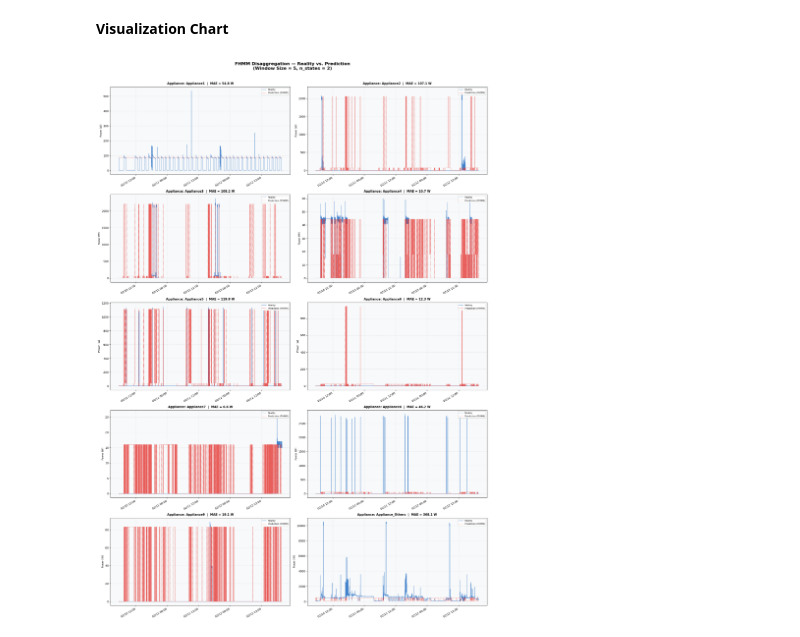
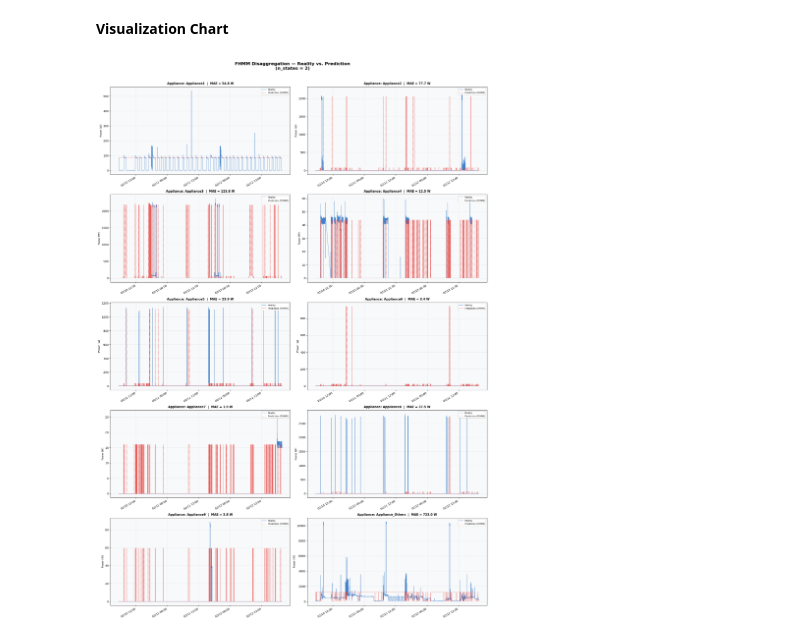
Before and after one commit to hqcfmlno1/ML_FinalProject_NILM_REFIT, a Jupyter notebook: notebooks/fhmm/fhmm_training.ipynb, the cells around one changed output. Drawn from its saved outputs; the diff is of its cells as text; code cells hidden in the pictures.

Commit message:
exp: remove Window Shifter, add state for each appliance

```diff
--- a/notebooks/fhmm/fhmm_training.ipynb
+++ b/notebooks/fhmm/fhmm_training.ipynb
@@ -558,19 +530,23 @@ Model is not converging.  Current: -1392459.632591132 is not greater than -13924
 # %% [markdown]
 **Select the best configuration and retrain on the ENTIRE train set**
 # %%
-best_row     = results_grid_df.iloc[0]
-BEST_STATES  = int(best_row['n_states'])
-BEST_ITER    = int(best_row['n_iter'])
+print("Best n_states for each appliance:")
+for col, ns in best_n_states_per_appliance.items():
+    print(f"  {col}: n_states={ns}")
 
-print(f"Best configuration: n_states={BEST_STATES}, n_iter={BEST_ITER}")
-print(f"Val MAE = {best_row['val_MAE']} W  |  Val F1 = {best_row['val_F1']}")
+N_ITER_FIXED = 100
 
 print(f"\nTraining best model on entire {len(y_train):,} instances...")
-best_model = SimpleFHMM(n_states=BEST_STATES, n_iter=BEST_ITER)
+
+best_model = SimpleFHMM(
+    n_states_per_appliance=best_n_states_per_appliance,
+    n_iter=N_ITER_FIXED
+)
+
 best_model.fit(y_train)
 print("Complete")
 
-print("\n State means of best model:")
+print("\nState means of best model:")
 for col, model in best_model.models.items():
     means = sorted(model.means_.flatten())
     print(f"  {col}: {[f'{m:.1f}W' for m in means]}")
@@ -591,7 +589,7 @@ Training HMM for Appliance4...
 # %% [markdown]
 **Predictions based on test set**
 # %%
-y_pred_df = best_model.predict(agg_test)
+y_pred_df = best_model.predict(agg_test, n_coord_iter=3)
 
 print(f"y_pred_df shape: {y_pred_df.shape}")
 print(f"\nFirst 5 predictions:")
@@ -684,7 +682,8 @@ import matplotlib.pyplot as plt
 import matplotlib.dates as mdates
 from matplotlib.gridspec import GridSpec
 
-time_test = df_test['Time'].iloc[WINDOW_SIZE:].reset_index(drop=True)
+# Đã bỏ .iloc[WINDOW_SIZE:] vì df_test giờ được lấy nguyên vẹn
+time_test = df_test['Time'].reset_index(drop=True)
 
 N_PLOT = min(32_400, len(time_test))
 
@@ -713,33 +712,32 @@ for i, col in enumerate(all_appliances):
     ax.plot(t, predicted,
             color=colors_pred, linewidth=0.8, alpha=0.8,
             label='Prediction (FHMM)', linestyle='--', zorder=3)
 
     mae_val = np.abs(actual - predicted).mean()
 
     ax.xaxis.set_major_formatter(mdates.DateFormatter('%m/%d %H:%M'))
     plt.setp(ax.xaxis.get_majorticklabels(), rotation=30, ha='right')
 
     ax.set_title(f'Appliance: {col}  |  MAE = {mae_val:.1f} W',
                  fontsize=11, fontweight='bold', pad=8)
     ax.set_ylabel('Power (W)', fontsize=9)
     ax.legend(loc='upper right', fontsize=8, framealpha=0.9)
     ax.grid(True, alpha=0.25, linestyle='--')
 
     ax.set_facecolor('#F8F9FA')
 
 for j in range(len(all_appliances), len(axes)):
     fig.delaxes(axes[j])
 
 plt.suptitle(f'FHMM Disaggregation — Reality vs. Prediction\n'
-             f'(Window Size = {WINDOW_SIZE}, n_states = {fhmm.n_states})',
+             f'(n_states = {best_model.n_states})',
              fontsize=16, fontweight='bold', y=1.01)
 
 plt.tight_layout()
 
-# Save
 output_path = os.path.join(base_dir, 'notebooks/fhmm', 'fhmm_results.png')
 plt.savefig(output_path, dpi=150, bbox_inches='tight')
 
 plt.show()
 # %% [output]
-[figure, old version]
+[figure, new version]
```
Also changed, not shown: parts of 10 cells of this notebook, 1 other file.
